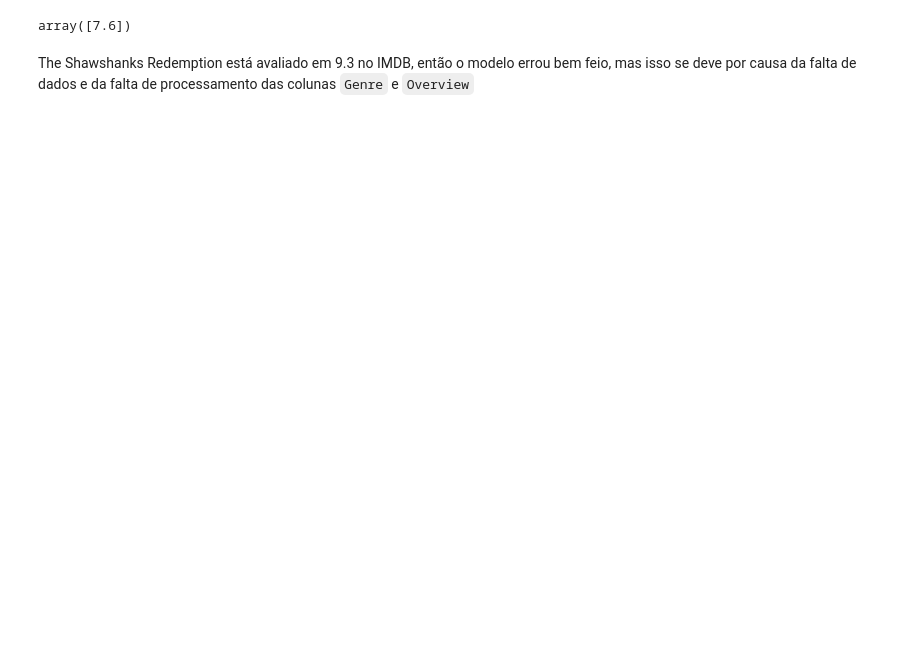
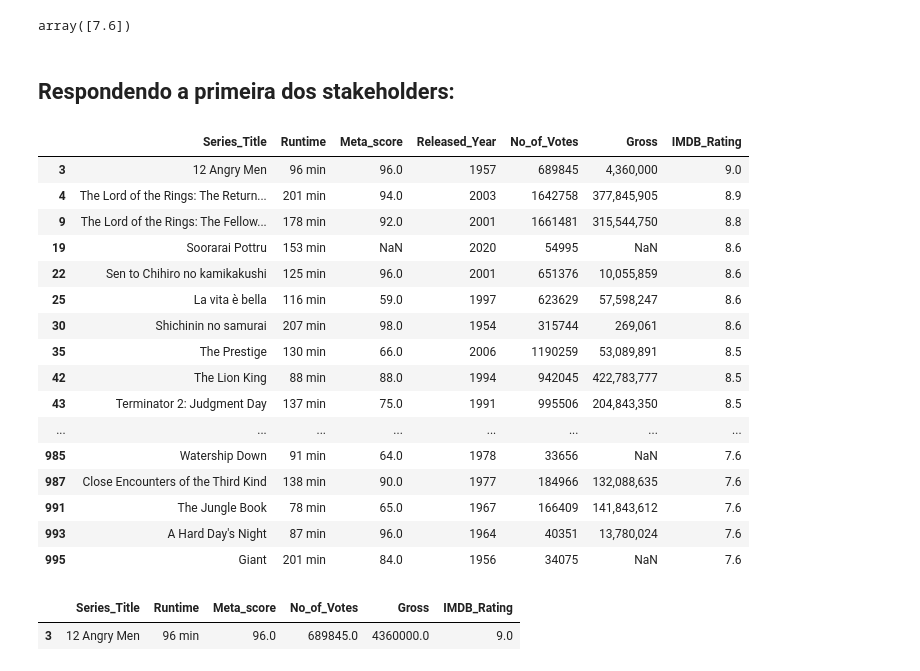
Before and after one commit to CobrinhaDigital/imdb-study, a Jupyter notebook: main.ipynb, the cells around one changed output. Cells and saved outputs as stored; diff of their text form; code cells hidden in the pictures; blank space fills up the shorter version.

```diff
--- a/main.ipynb
+++ b/main.ipynb
@@ -595,5 +840,32 @@ new_movie_pred = model.predict(x_new)
 new_movie_pred
 # %% [output]
 array([7.6])
-# %% [markdown]
-The Shawshanks Redemption está avaliado em 9.3 no IMDB, então o modelo errou bem feio, mas isso se deve por causa da falta de dados e da falta de processamento das colunas `Genre` e `Overview`
+# %% [markdown]
+## Respondendo a primeira dos stakeholders:
+# %%
+df_all_ages = df[df['Certificate'].isin(['G', 'U'])].filter(items=['Series_Title', 'Certificate' == 0, 'Runtime', 'Meta_score', 'Released_Year', 'No_of_Votes', 'Gross', 'IMDB_Rating'])
+df_all_ages
+# %% [output]
+|  | Series_Title | Runtime | Meta_score | Released_Year | No_of_Votes | Gross | IMDB_Rating |
+| 3 | 12 Angry Men | 96 min | 96.0 | 1957 | 689845 | 4,360,000 | 9.0 |
+| 4 | The Lord of the Rings: The Return... | 201 min | 94.0 | 2003 | 1642758 | 377,845,905 | 8.9 |
+| 9 | The Lord of the Rings: The Fellow... | 178 min | 92.0 | 2001 | 1661481 | 315,544,750 | 8.8 |
+| 19 | Soorarai Pottru | 153 min | NaN | 2020 | 54995 | NaN | 8.6 |
+| 22 | Sen to Chihiro no kamikakushi | 125 min | 96.0 | 2001 | 651376 | 10,055,859 | 8.6 |
+| 25 | La vita è bella | 116 min | 59.0 | 1997 | 623629 | 57,598,247 | 8.6 |
+| 30 | Shichinin no samurai | 207 min | 98.0 | 1954 | 315744 | 269,061 | 8.6 |
+| 35 | The Prestige | 130 min | 66.0 | 2006 | 1190259 | 53,089,891 | 8.5 |
+| 42 | The Lion King | 88 min | 88.0 | 1994 | 942045 | 422,783,777 | 8.5 |
+| 43 | Terminator 2: Judgment Day | 137 min | 75.0 | 1991 | 995506 | 204,843,350 | 8.5 |
+| ... | ... | ... | ... | ... | ... | ... | ... |
+| 985 | Watership Down | 91 min | 64.0 | 1978 | 33656 | NaN | 7.6 |
+| 987 | Close Encounters of the Third Kind | 138 min | 90.0 | 1977 | 184966 | 132,088,635 | 7.6 |
+| 991 | The Jungle Book | 78 min | 65.0 | 1967 | 166409 | 141,843,612 | 7.6 |
+| 993 | A Hard Day's Night | 87 min | 96.0 | 1964 | 40351 | 13,780,024 | 7.6 |
+| 995 | Giant | 201 min | 84.0 | 1956 | 34075 | NaN | 7.6 |
+# %%
+max_score_filtered = df_all_ages['IMDB_Rating'].max()
+best_movie = df_all_ages[df_all_ages['IMDB_Rating'] == max_score_filtered]
+# %% [output]
+|  | Series_Title | Runtime | Meta_score | No_of_Votes | Gross | IMDB_Rating |
+| 3 | 12 Angry Men | 96 min | 96.0 | 689845.0 | 4360000.0 | 9.0 |
```
Also changed, not shown: parts of 22 cells of this notebook, 1 other file.
